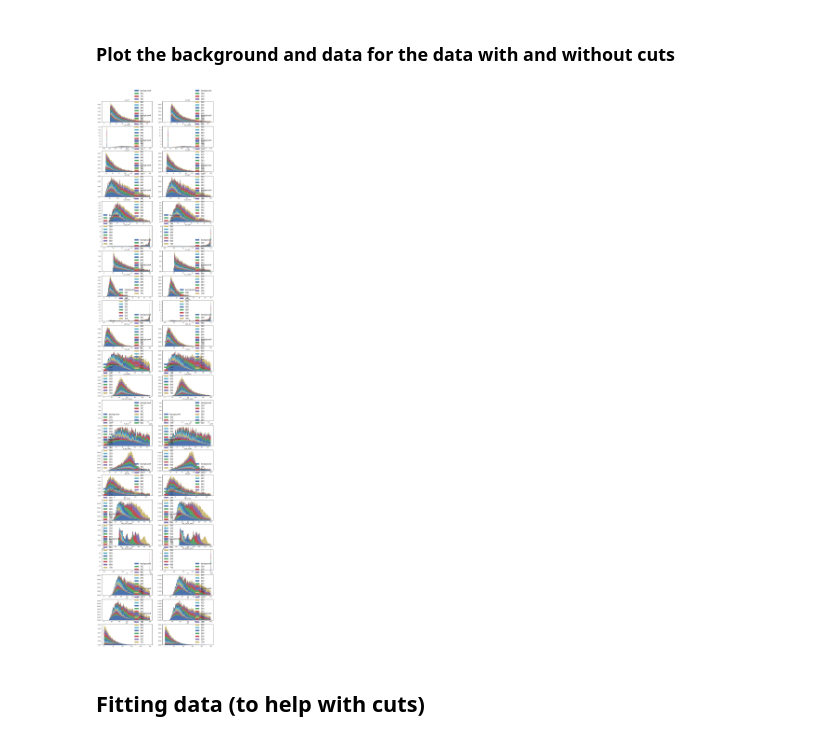
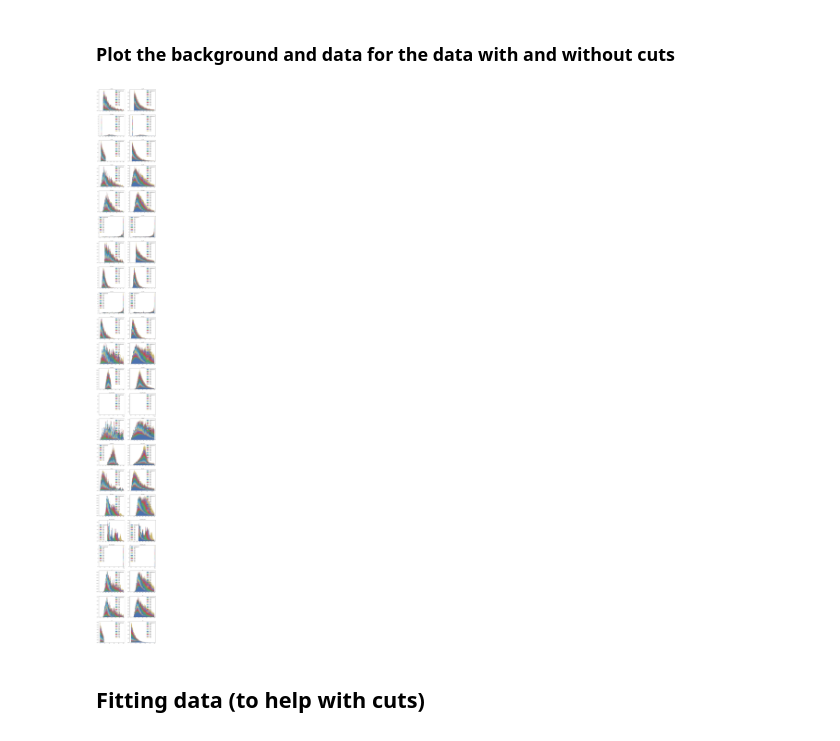
Before and after one commit to antcap96/estagio, a Jupyter notebook: Untitled.ipynb, the cells around one changed output. Cells and saved outputs as stored; diff of their text form; code cells hidden in the pictures.

```diff
--- a/Untitled.ipynb
+++ b/Untitled.ipynb
@@ -148,9 +149,9 @@ backgroundSelector = [pandas.Series(np.ones(len(background_anal), dtype=bool)) f
 
 for selector, analData in [(signalSelector, signalAnal), (backgroundSelector, backgroundAnal)]:
     for i in range(len(selector)):
-        #selector[i] = selector[i] & (((analData[i]['h_bb_mass']-116)/35)**2 + ((analData[i]['h_tt_mass']-111)/45)**2 < 1)
+        selector[i] = selector[i] & (((analData[i]['h_bb_mass']-111)/52)**2 + ((analData[i]['h_tt_mass']-103)/40)**2 < 1)
         #selector[i] = selector[i] & (analData[i]['b_0_pT'] < 130)
-        #selector[i] = selector[i] & (analData[i]['t_1_pT'] < 60)
+        selector[i] = selector[i] & (analData[i]['t_1_pT'] < 60) #ok cut for all together
         #selector[i] = selector[i] & (analData[i]['t_0_pT'] > 30) #cuts a lot of signal
         #selector[i] = selector[i] & (analData[i]['h_tt_pT'] < 160)
         #selector[i] = selector[i] & (analData[i]['h_bb_pT'] < 60)
@@ -158,7 +159,7 @@ for selector, analData in [(signalSelector, signalAnal), (backgroundSelector, ba
         #selector[i] = selector[i] & (analData[i]['diH_pT'] < 160) #bad cut
         #selector[i] = selector[i] & (analData[i]['hT'] < 250)
         #selector[i] = selector[i] & (analData[i]['sT'] < 250)
-        #selector[i] = selector[i] & (analData[i]['mT'] < 45)
+        selector[i] = selector[i] & (analData[i]['mT'] < 42) # ok cut with all together
         pass
 
 # Data after cuts
@@ -301,7 +300,7 @@ else:
 # %% [markdown]
 ### Plot the background and data for the data with and without cuts
 # %%
-fig = plt.figure(figsize=(16, 80))
+fig = plt.figure(figsize=(16, 160))
 
 weightsCut = [weightCutBackground] + [weightCutSignal[i]/weightCutRatio[i] for i in range(len(weightSignal))]
 weights = [weightBackground] + [weightSignal[i]/weightRatio[i] for i in range(len(weightSignal))]
@@ -343,34 +342,34 @@ for i, varToAnalise in enumerate(toAnalise):
 
     if varToAnalise in dataLimits:
         bins = np.linspace(dataLimits[varToAnalise][0], dataLimits[varToAnalise][1], 100)
     else:
         bins = np.linspace(min(allBackgroundData[varToAnalise]), max(allBackgroundData[varToAnalise]), 100)
 
     fig.add_subplot(len(toAnalise),2,2*i+1)
 
     if combineSignal:
         labels = ["background", "signal"]
         histCutData = [allCutBackgroundAnal[varToAnalise], allCutSignalAnal[varToAnalise]]
         histData = [allBackgroundAnal[varToAnalise], allSignalAnal[varToAnalise]]
     else:
         labels = ["background"] + [energies[i] for i in signalIdx]
         histCutData = [allCutBackgroundAnal[varToAnalise]] + [cutSignalAnal[i][varToAnalise] for i in range(len(signalIdx))]
         histData = [allBackgroundAnal[varToAnalise]] + [signalAnal[i][varToAnalise] for i in range(len(signalIdx))]
 
     plt.hist(histCutData, bins=bins, stacked=True, label=labels, weights=weightsCut, normed=True)
     plt.title(varToAnalise)
     plt.legend(fontsize=16)
 
     fig.add_subplot(len(toAnalise),2,2*i+2)
 
 
     plt.hist(histData, bins=bins, stacked=True, label=labels, weights=weights, normed=True)
     plt.title(varToAnalise)
     plt.legend(fontsize=16)
 
 plt.show()
 # %% [output]
-[figure, old version]
+[figure, new version]
 # %% [markdown]
 ## Fitting data (to help with cuts)
 # %% [markdown]
```
Also changed, not shown: parts of 8 cells of this notebook.
